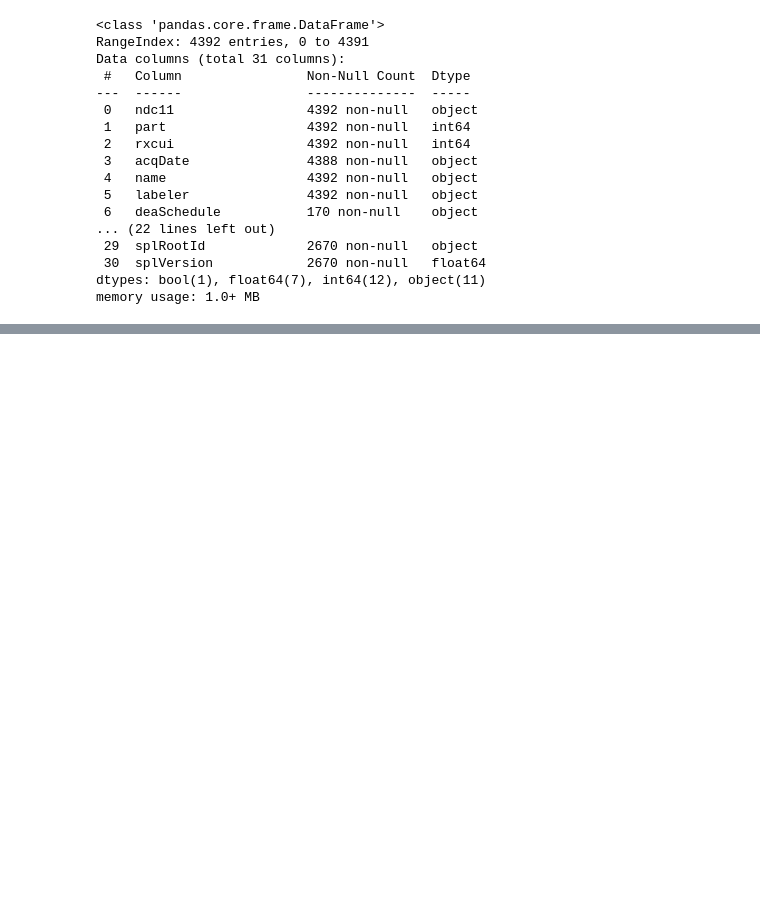
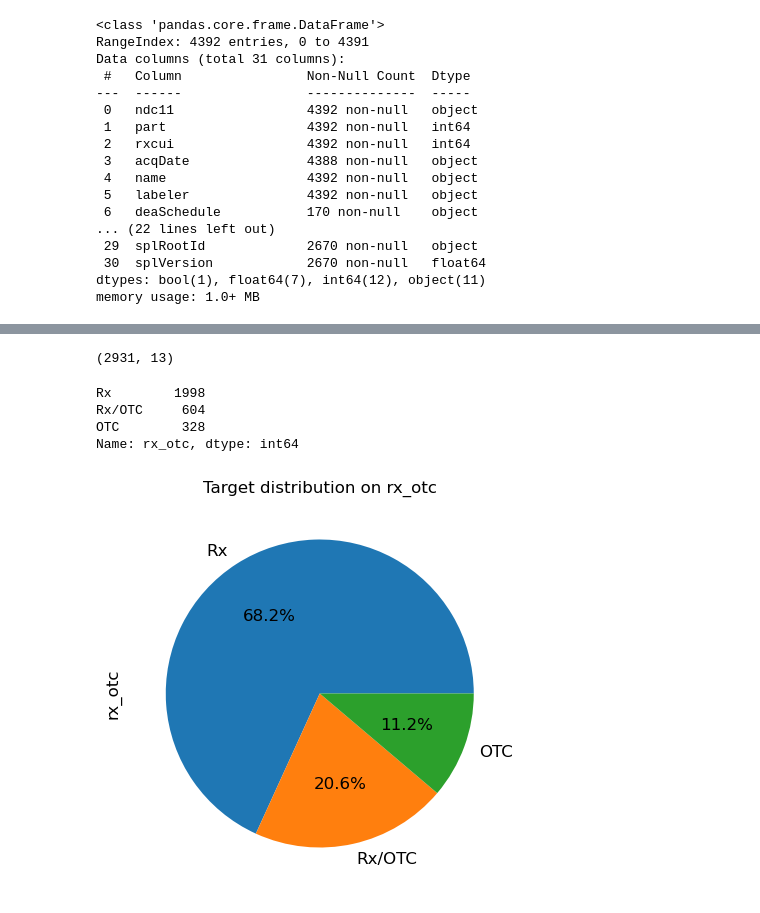
Before and after one commit to UzmaSayyeda/Pill-Identifier, a Jupyter notebook: flask-model/sqlite.ipynb, the cells around one changed output, grey strips where cells are left out. Cells and saved outputs as stored; diff of their text form; code cells hidden in the pictures; blank space fills up the shorter version.

```diff
--- a/flask-model/sqlite.ipynb
+++ b/flask-model/sqlite.ipynb
@@ -72,0 +200,2 @@ session.close()
+# %%
+df = pd.read_csv("Data/drugs_side_effects_drugs_com.csv")
@@ -72,0 +238,24 @@ session.close()
+# %%
+# Data Cleaning¶
+# Drop unwanted columns(not relevant for our model)
+df = df.drop(['no_of_reviews', 'drug_link','medical_condition_url',"related_drugs"], axis = 1)
+df.shape
+# %% [output]
+(2931, 13)
+# %%
+import seaborn as sns
+
+#figure size
+sns.set_context('poster', font_scale=0.5)
+plt.figure(figsize=(5,5))
+
+#Pie Plot
+df['rx_otc'].value_counts().plot.pie(autopct='%1.1f%%', textprops={'fontsize':12}).set_title("Target distribution on rx_otc")
+
+df['rx_otc'].value_counts()
+# %% [output]
+Rx        1998
+Rx/OTC     604
+OTC        328
+Name: rx_otc, dtype: int64
+[figure, added]
```
Also changed, not shown: parts of 14 cells of this notebook, 2 other files.
